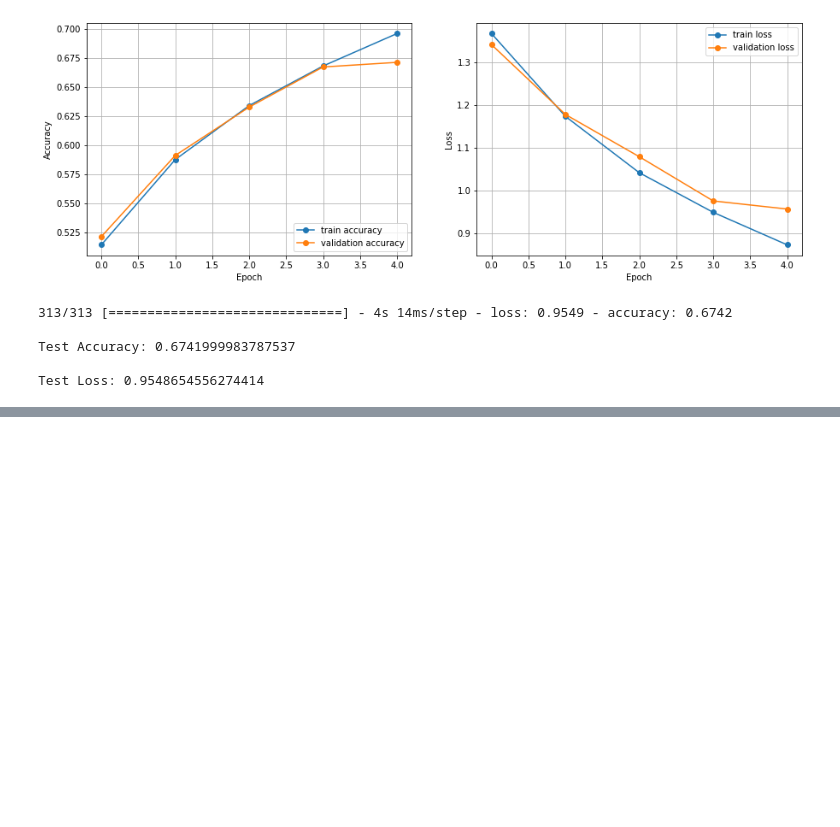
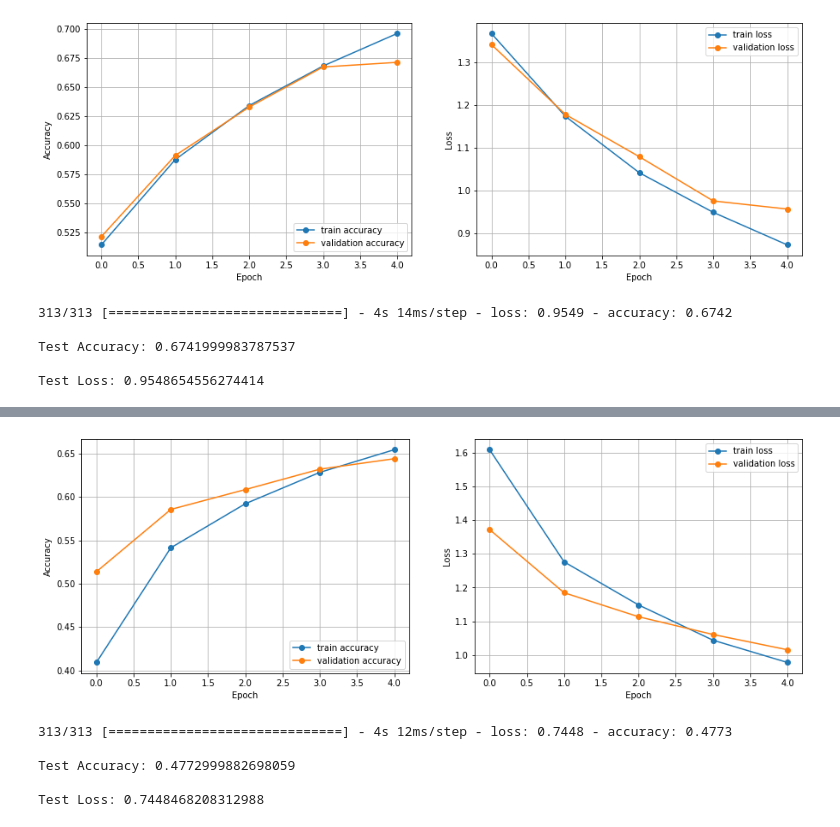
Before and after one commit to nishat13/ComputerVision, a Jupyter notebook: mid.ipynb, the cells around one changed output, grey strips where cells are left out. Cells and saved outputs as stored; diff of their text form; code cells hidden in the pictures; blank space fills up the shorter version.

```diff
--- a/mid.ipynb
+++ b/mid.ipynb
@@ -273,0 +363,8 @@ Test Loss: 0.9548654556274414
+# %%
+model.compile(
+    optimizer='adam',
+    loss='categorical_crossentropy',
+    metrics=['accuracy']
+)
+# %%
+h = model.fit(x=train_x, y=train_y, epochs=5, validation_split=0.2, batch_size=32)
@@ -273,0 +382,29 @@ Test Loss: 0.9548654556274414
+# %%
+plt.figure(figsize=(15,5))
+plt.subplot(1,2,1)
+plt.plot(h.history['accuracy'], 'o-', label='train accuracy')
+plt.plot(h.history['val_accuracy'], 'o-', label = 'validation accuracy')
+plt.xlabel('Epoch')
+plt.ylabel('Accuracy')
+plt.grid(True)
+plt.legend(loc='lower right')
+
+plt.subplot(1,2,2)
+plt.plot(h.history['loss'], 'o-', label='train loss')
+plt.plot(h.history['val_loss'], 'o-', label='validation loss')
+plt.xlabel('Epoch')
+plt.ylabel('Loss')
+plt.grid(True)
+plt.legend(loc='upper right')
+
+plt.show()
+test_loss, test_acc = model.evaluate(test_x, test_y)
+print('\nTest Accuracy:', test_acc)
+print('\nTest Loss:', test_loss)
+# %% [output]
+[figure, added]
+313/313 [==============================] - 4s 12ms/step - loss: 0.7448 - accuracy: 0.4773
+
+Test Accuracy: 0.4772999882698059
+
+Test Loss: 0.7448468208312988
```
Also changed, not shown: parts of 6 cells of this notebook.
